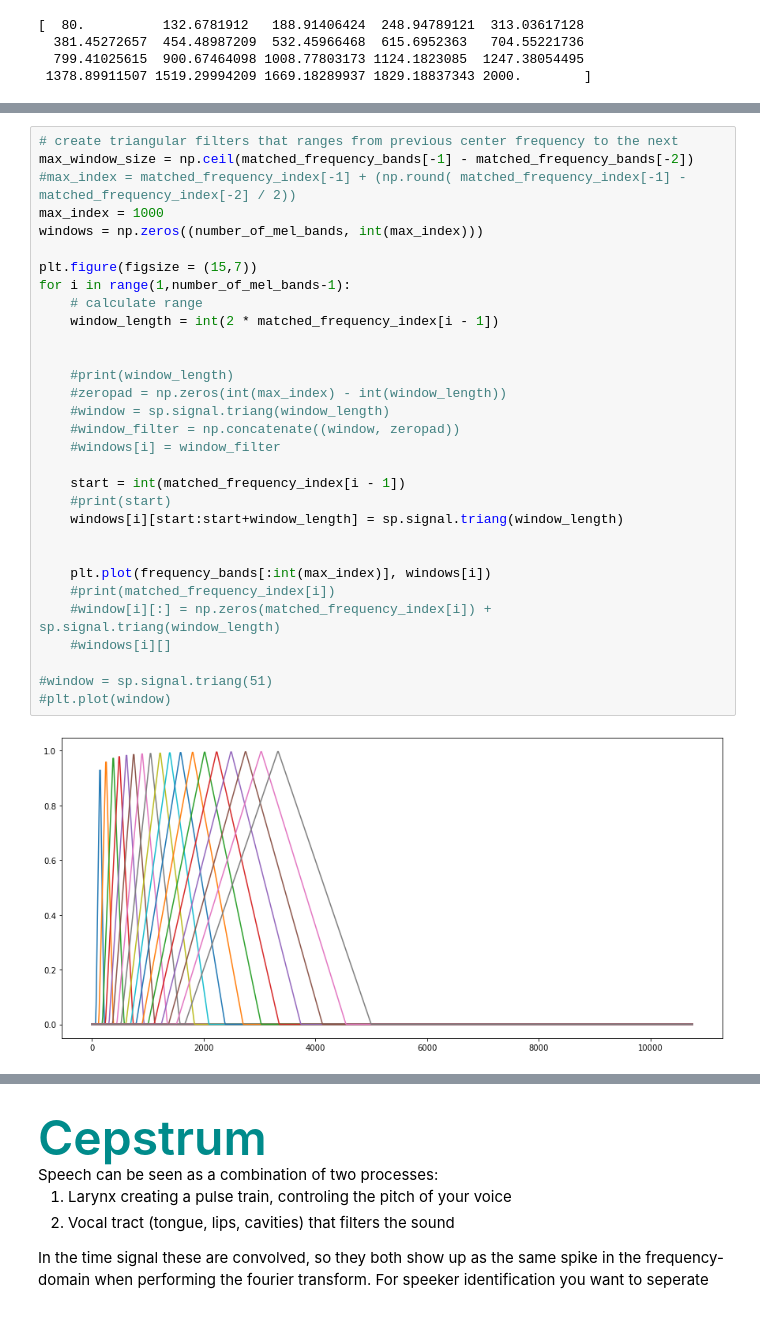
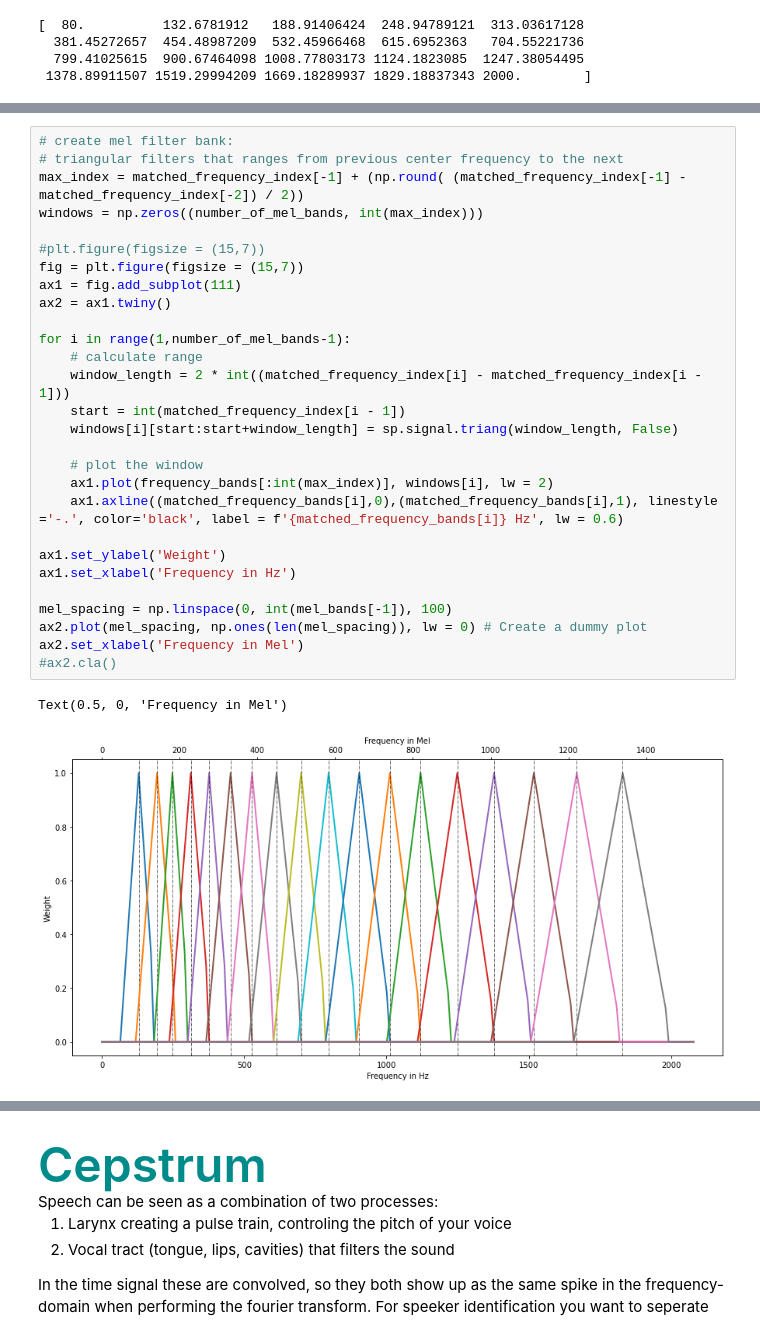
Before and after one commit to HNuijens/PythonAudioProcessing, a Jupyter notebook: Analysis/MFCC.ipynb, the cells around one changed output, grey strips where cells are left out. Drawn from its saved outputs; the diff is of its cells as text.

```diff
--- a/Analysis/MFCC.ipynb
+++ b/Analysis/MFCC.ipynb
@@ -134,33 +129,31 @@ array([  75.36621094,  129.19921875,  193.79882812,  247.63183594,
 # %%
-# create triangular filters that ranges from previous center frequency to the next
-max_window_size = np.ceil(matched_frequency_bands[-1] - matched_frequency_bands[-2])
-#max_index = matched_frequency_index[-1] + (np.round( matched_frequency_index[-1] - matched_frequency_index[-2] / 2))
-max_index = 1000
+# create mel filter bank:
+# triangular filters that ranges from previous center frequency to the next
+max_index = matched_frequency_index[-1] + (np.round( (matched_frequency_index[-1] - matched_frequency_index[-2]) / 2))
 windows = np.zeros((number_of_mel_bands, int(max_index)))
 
-plt.figure(figsize = (15,7))
+#plt.figure(figsize = (15,7))
+fig = plt.figure(figsize = (15,7))
+ax1 = fig.add_subplot(111)
+ax2 = ax1.twiny()
+
 for i in range(1,number_of_mel_bands-1):
     # calculate range
-    window_length = int(2 * matched_frequency_index[i - 1])
+    window_length = 2 * int((matched_frequency_index[i] - matched_frequency_index[i - 1]))
+    start = int(matched_frequency_index[i - 1])
+    windows[i][start:start+window_length] = sp.signal.triang(window_length, False)
 
+    # plot the window
+    ax1.plot(frequency_bands[:int(max_index)], windows[i], lw = 2)
+    ax1.axline((matched_frequency_bands[i],0),(matched_frequency_bands[i],1), linestyle ='-.', color='black', label = f'{matched_frequency_bands[i]} Hz', lw = 0.6)
 
-    #print(window_length)
-    #zeropad = np.zeros(int(max_index) - int(window_length))
-    #window = sp.signal.triang(window_length)
-    #window_filter = np.concatenate((window, zeropad))
-    #windows[i] = window_filter
+ax1.set_ylabel('Weight')
+ax1.set_xlabel('Frequency in Hz')
 
-    start = int(matched_frequency_index[i - 1])
-    #print(start)
-    windows[i][start:start+window_length] = sp.signal.triang(window_length)
-
-
-    plt.plot(frequency_bands[:int(max_index)], windows[i])
-    #print(matched_frequency_index[i])
-    #window[i][:] = np.zeros(matched_frequency_index[i]) + sp.signal.triang(window_length)
-    #windows[i][]
-
-#window = sp.signal.triang(51)
-#plt.plot(window)
+mel_spacing = np.linspace(0, int(mel_bands[-1]), 100)
+ax2.plot(mel_spacing, np.ones(len(mel_spacing)), lw = 0) # Create a dummy plot
+ax2.set_xlabel('Frequency in Mel')
+#ax2.cla()
 # %% [output]
+Text(0.5, 0, 'Frequency in Mel')
-[figure, old version]
+[figure, new version]
```
Also changed, not shown: parts of 5 cells of this notebook.
